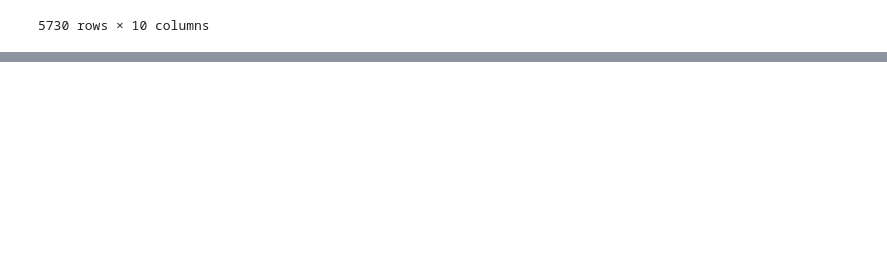
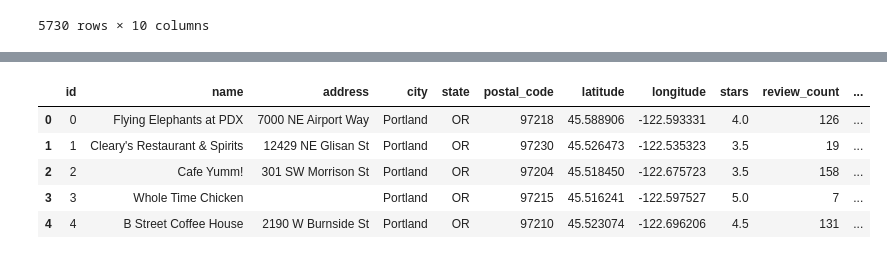
Before and after one commit to dkletter/group-project-3, a Jupyter notebook: etl.ipynb, the cells around one changed output, grey strips where cells are left out. Cells and saved outputs as stored; diff of their text form; code cells hidden in the pictures; blank space fills up the shorter version.

```diff
--- a/etl.ipynb
+++ b/etl.ipynb
@@ -113,3 +114,6 @@ longitude FLOAT
 stars FLOAT
 review_count BIGINT
 categories TEXT
+# %%
+# Query all records in the the database table
+data = pd.read_sql('SELECT * FROM restaurants', conn)
@@ -116,2 +127,12 @@ categories TEXT
+# %%
+# Verify data is there to query
+data.head()
+# %% [output]
+|  | id | name | address | city | state | postal_code | latitude | longitude | stars | review_count | ... |
+| 0 | 0 | Flying Elephants at PDX | 7000 NE Airport Way | Portland | OR | 97218 | 45.588906 | -122.593331 | 4.0 | 126 | ... |
+| 1 | 1 | Cleary's Restaurant & Spirits | 12429 NE Glisan St | Portland | OR | 97230 | 45.526473 | -122.535323 | 3.5 | 19 | ... |
+| 2 | 2 | Cafe Yumm! | 301 SW Morrison St | Portland | OR | 97204 | 45.518450 | -122.675723 | 3.5 | 158 | ... |
+| 3 | 3 | Whole Time Chicken |  | Portland | OR | 97215 | 45.516241 | -122.597527 | 5.0 | 7 | ... |
+| 4 | 4 | B Street Coffee House | 2190 W Burnside St | Portland | OR | 97210 | 45.523074 | -122.696206 | 4.5 | 131 | ... |
 # %%
 conn.close()
```
Also changed, not shown: parts of 3 cells of this notebook.
